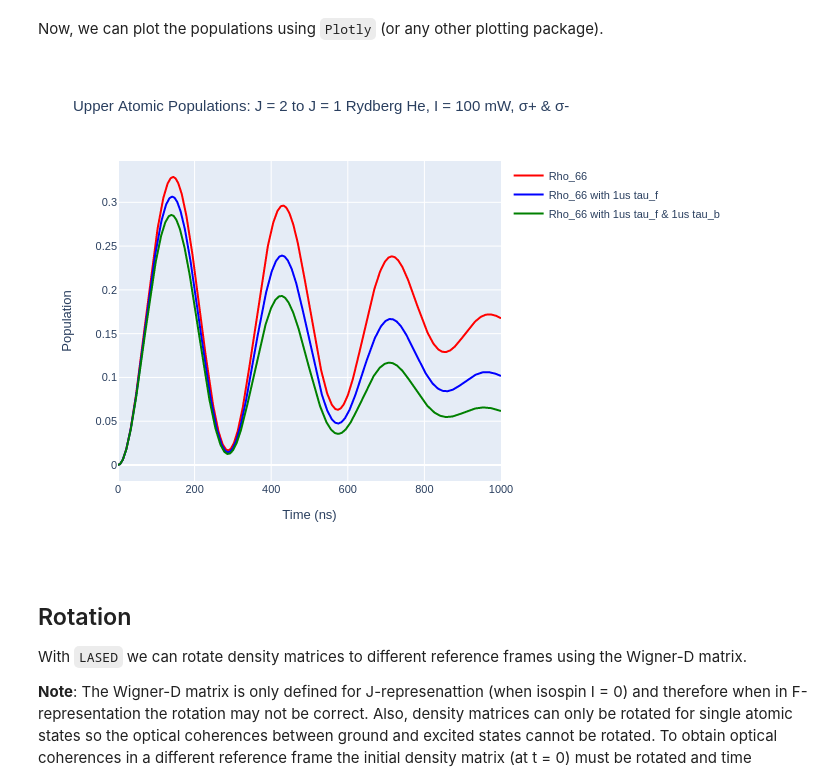
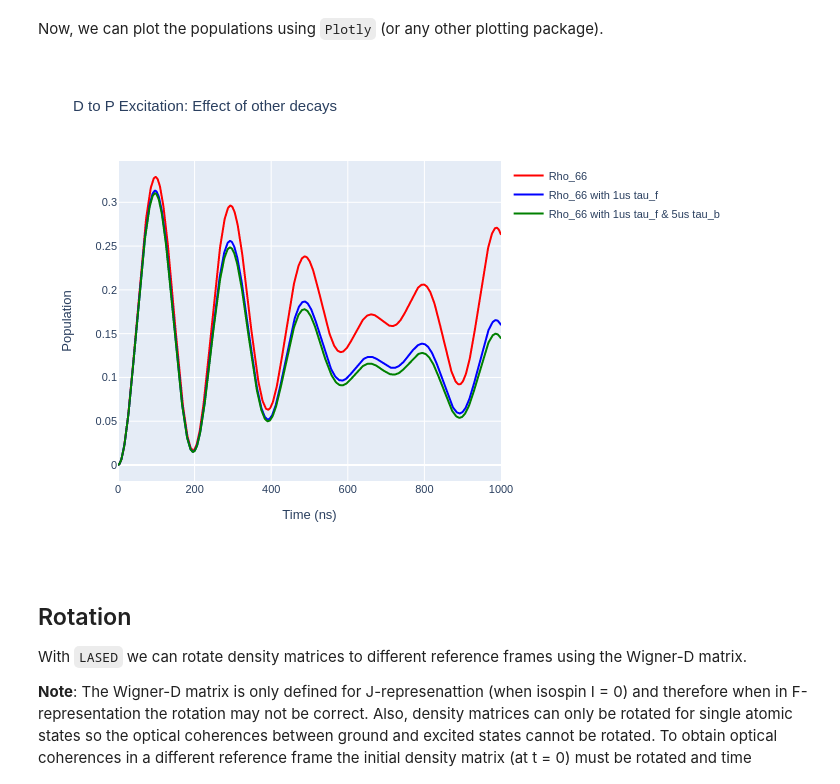
Before and after one commit to mvpmanish/LASED, a Jupyter notebook: docs/source/tutorials/Tutorial2-HeRotation.ipynb, the cells around one changed output. Saved outputs shown, nothing was run; the diff lists cells and outputs as text; code cells hidden in the pictures.

```diff
--- a/docs/source/tutorials/Tutorial2-HeRotation.ipynb
+++ b/docs/source/tutorials/Tutorial2-HeRotation.ipynb
@@ -30,7 +30,7 @@ We will excite this system with simultaneous right-hand circular and left-hand c
 Then, we create the sub-states and put them into either the ground or excited states.
 # %%
 # System parameters
-laser_wavelength = 827e-9 # wavelength of transition
+laser_wavelength = 900e-9 # wavelength of transition
 w_e = las.angularFreq(laser_wavelength)
 
 # Create states
@@ -50,9 +50,9 @@ Q = [-1, 1] # laser radiation polarisation
 rabi_scaling_he = 1/np.sqrt(2)
 rabi_factors_he = [1, -1]
 laser_intensity = 100 # mW/mm^2
-tau = 100e3 # lifetime in ns (estimated)
+tau = 60e3 # lifetime in ns (estimated)
 tau_f = 1000 # non-radiative lifetime of rydberg upper state to other high-lying states (ns)
-tau_b = 1000  # non-radiatuve lifetime of metastable D-state (ns)
+tau_b = 5000  # non-radiatuve lifetime of metastable D-state (ns)
 # %% [markdown]
 Set the simulation time for 1000 ns every 1 ns as follows:
 # %%
@@ -100,41 +100,42 @@ rho_66_tauf = [abs(rho) for rho in helium_system_tauf.Rho_t(six, six)]
 rho_66_tauf_taub = [abs(rho) for rho in helium_system_tauf_taub.Rho_t(six, six)]
 
 fig_upper = go.Figure(data = go.Scatter(x = time,
                                  y = rho_66,
                                  mode = 'lines',
                                     name = "Rho_66",
                                     marker = dict(
                                 color = 'red',
                                 symbol = 'x',
                             )))
 
 fig_upper.add_trace(go.Scatter(x = time,
                                  y = rho_66_tauf,
                                  mode = 'lines',
                                     name = "Rho_66 with 1us tau_f",
                                     marker = dict(
                                 color = 'blue',
                                 symbol = 'square',
                            )))
 fig_upper.add_trace(go.Scatter(x = time,
                                  y = rho_66_tauf_taub,
                                  mode = 'lines',
-                                    name = "Rho_66 with 1us tau_f & 1us tau_b",
+                                    name = "Rho_66 with 1us tau_f & 5us tau_b",
                                     marker = dict(
                                 color = 'green',
                                 symbol = 'circle',
                            )))
 
-fig_upper.update_layout(title = "Upper Atomic Populations: J = 2 to J = 1 Rydberg He, I = 100 mW, σ+ & σ-",
-                 xaxis_title = "Time (ns)",
-                 yaxis_title = "Population",
-                font = dict(
-                    size = 11))
-
+fig_upper.update_layout(showlegend = True,
+                       title = "D to P Excitation: Effect of other decays",
+                     xaxis_title = "Time (ns)",
+                     yaxis_title = "Population",
+                    font = dict(
+                        size = 11))
 fig_upper.write_image("SavedPlots/tutorial2-HeLifetimes.png")
+fig_upper.write_image("SavedPlots/tutorial2-HeLifetimes.svg")
 Image("SavedPlots/tutorial2-HeLifetimes.png")
 # %% [output]
-[figure, old version]
+[figure, new version]
 # %% [markdown]
 ## Rotation
 
```
Also changed, not shown: parts of 8 cells of this notebook, 8 other files.
